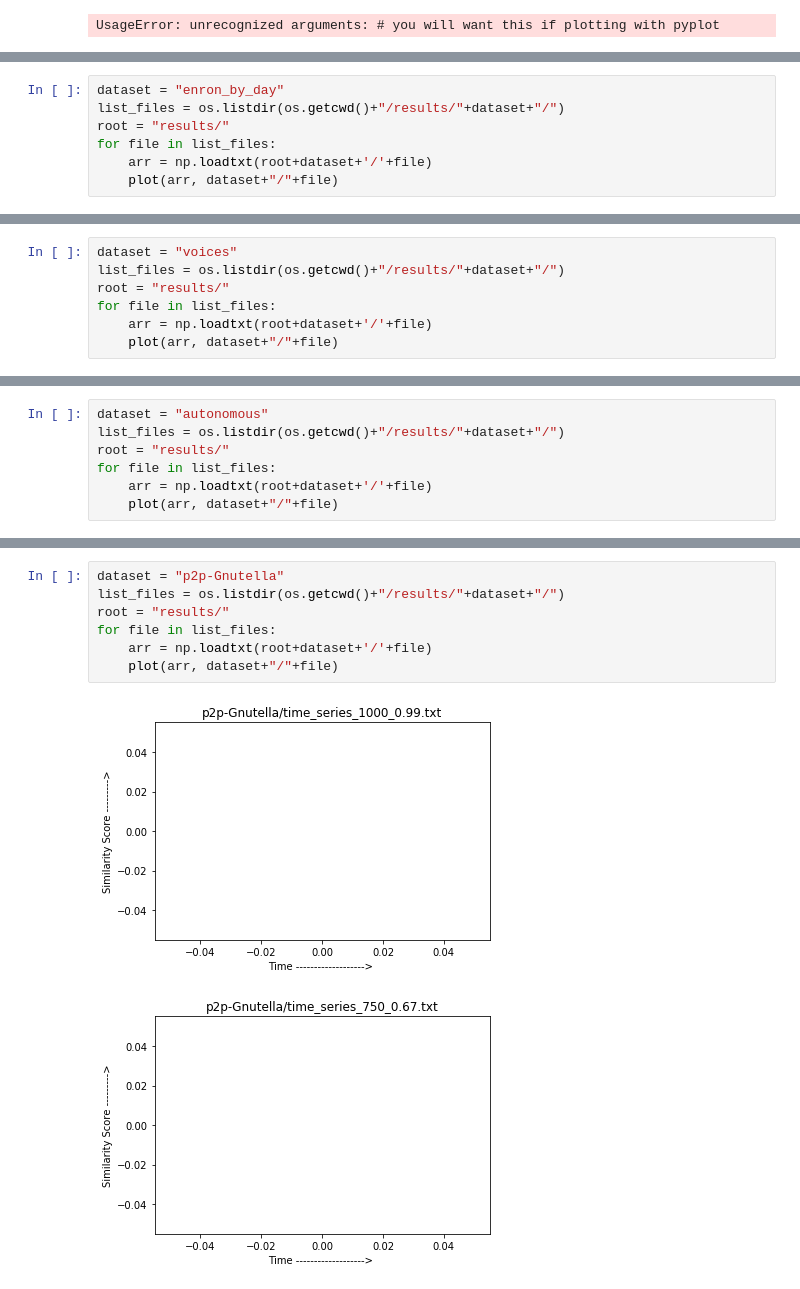
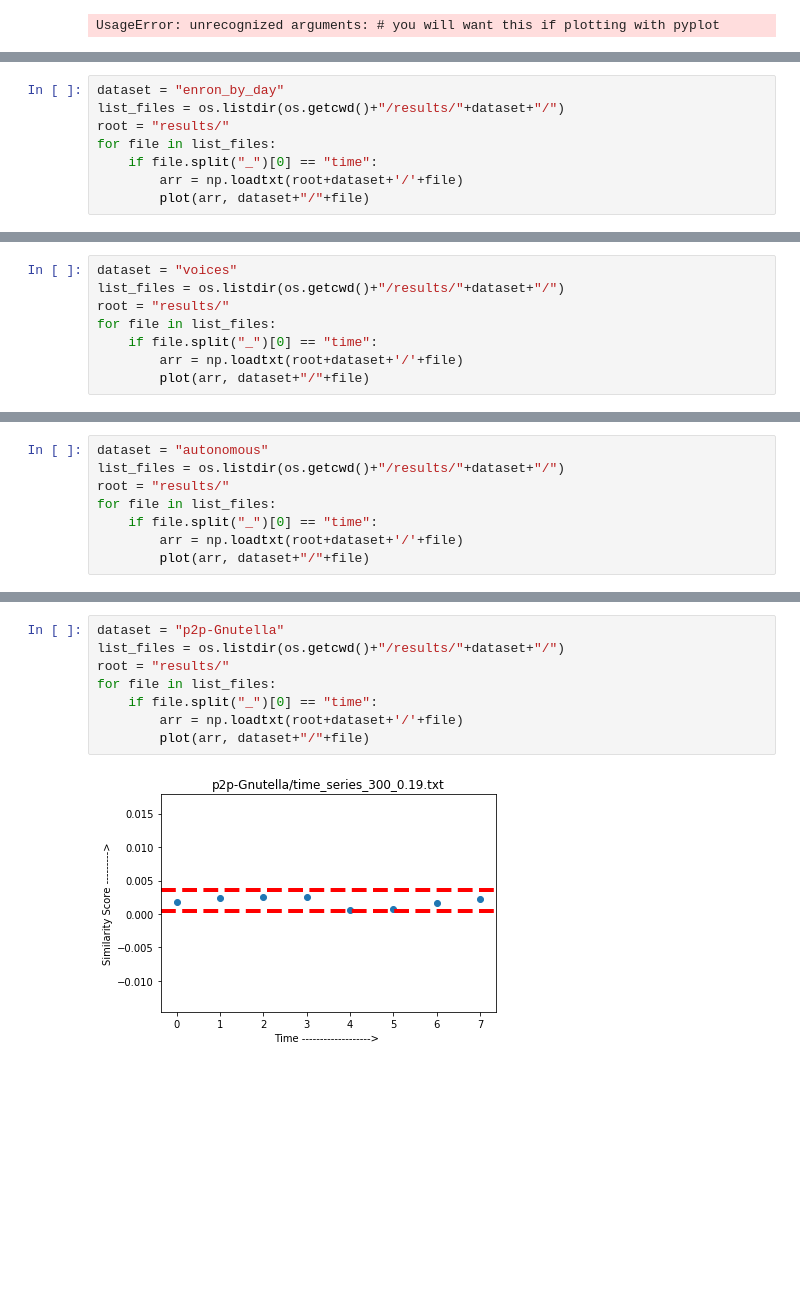
Before and after one commit to VivekReddy98/Anomaly_Detection, a Jupyter notebook: Anomaly_Detection.ipynb, the cells around one changed output, grey strips where cells are left out. Drawn from its saved outputs; the diff is of its cells as text; blank space fills up the shorter version.

```diff
--- a/Anomaly_Detection.ipynb
+++ b/Anomaly_Detection.ipynb
@@ -63,6 +36,7 @@ dataset = "enron_by_day"
 list_files = os.listdir(os.getcwd()+"/results/"+dataset+"/")
 root = "results/"
 for file in list_files:
-    arr = np.loadtxt(root+dataset+'/'+file)
-    plot(arr, dataset+"/"+file)
+    if file.split("_")[0] == "time":
+        arr = np.loadtxt(root+dataset+'/'+file)
+        plot(arr, dataset+"/"+file)
 # %% [output]
@@ -80,6 +46,7 @@ dataset = "voices"
 list_files = os.listdir(os.getcwd()+"/results/"+dataset+"/")
 root = "results/"
 for file in list_files:
-    arr = np.loadtxt(root+dataset+'/'+file)
-    plot(arr, dataset+"/"+file)
+    if file.split("_")[0] == "time":
+        arr = np.loadtxt(root+dataset+'/'+file)
+        plot(arr, dataset+"/"+file)
 # %% [output]
@@ -96,6 +56,7 @@ dataset = "autonomous"
 list_files = os.listdir(os.getcwd()+"/results/"+dataset+"/")
 root = "results/"
 for file in list_files:
-    arr = np.loadtxt(root+dataset+'/'+file)
-    plot(arr, dataset+"/"+file)
+    if file.split("_")[0] == "time":
+        arr = np.loadtxt(root+dataset+'/'+file)
+        plot(arr, dataset+"/"+file)
 # %% [output]
@@ -114,10 +64,10 @@ for file in list_files:
 # %%
 dataset = "p2p-Gnutella"
 list_files = os.listdir(os.getcwd()+"/results/"+dataset+"/")
 root = "results/"
 for file in list_files:
-    arr = np.loadtxt(root+dataset+'/'+file)
-    plot(arr, dataset+"/"+file)
+    if file.split("_")[0] == "time":
+        arr = np.loadtxt(root+dataset+'/'+file)
+        plot(arr, dataset+"/"+file)
 # %% [output]
-[figure, old version]
+[figure, new version]
-[figure, removed]
```
Also changed, not shown: parts of 5 cells of this notebook, 17 other files.
